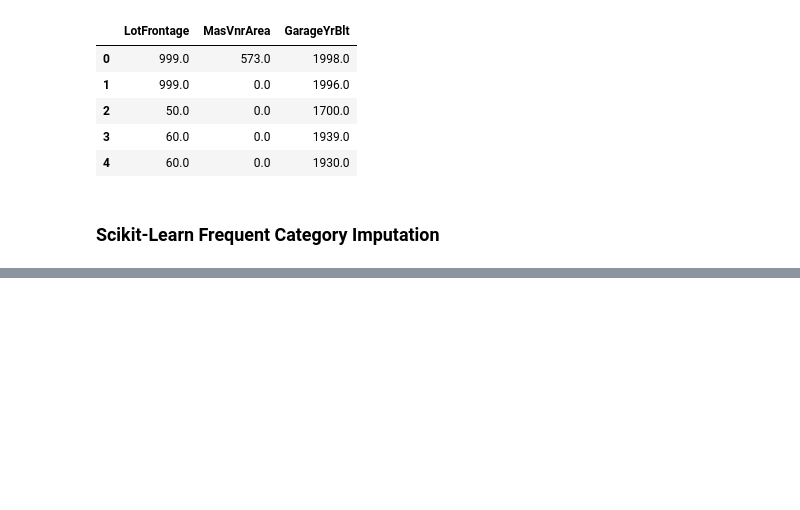
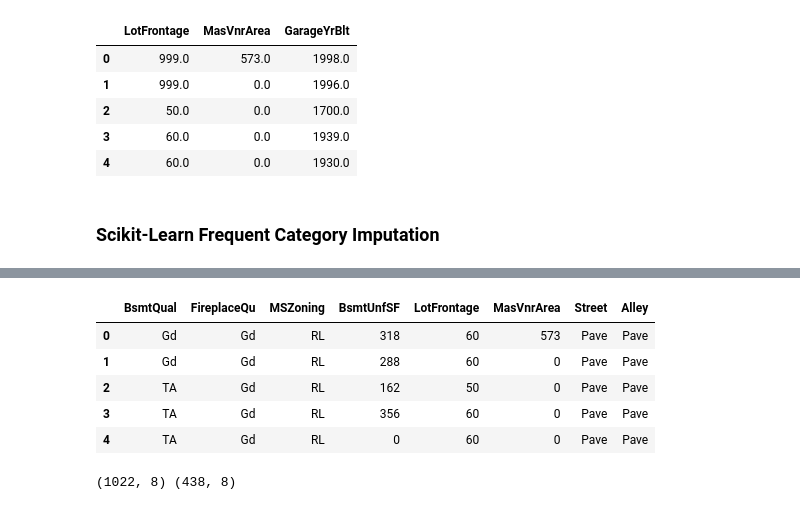
Before and after one commit to KarthikKothareddy/FeatureEngineering, a Jupyter notebook: Imputations_sklearn_1.ipynb, the cells around one changed output, grey strips where cells are left out. Drawn from its saved outputs; the diff is of its cells as text; code cells hidden in the pictures; blank space fills up the shorter version.

```diff
--- a/Imputations_sklearn_1.ipynb
+++ b/Imputations_sklearn_1.ipynb
@@ -560,8 +560,7 @@ pd.DataFrame(
 ### Scikit-Learn Frequent Category Imputation
 # %%
 cols_to_use = [
-    'BsmtQual', 'FireplaceQu', 'MSZoning',
-   'BsmtUnfSF', 'LotFrontage', 'MasVnrArea',
+    'BsmtQual', 'FireplaceQu', 'MSZoning', 'BsmtUnfSF', 'LotFrontage', 'MasVnrArea',
    'Street', 'Alley', 'SalePrice'
 ]
 
@@ -581,0 +594,9 @@ print(x_train.shape, x_test.shape)
+# %%
+# create an instance of the simple imputer
+# we indicate that we want to impute with the
+# most frequent category
+imputer = SimpleImputer(strategy="most_frequent")
+
+# fit the imputer to the train set the imputer will learn the mode of ALL variables
+# categorical or not
+imputer.fit(x_train[cols_to_use])
@@ -581,0 +617,5 @@ print(x_train.shape, x_test.shape)
+# %%
+# now transform the data
+x_train = imputer.transform(x_train)
+x_test = imputer.transform(x_test)
+x_train
@@ -581,0 +630,21 @@ print(x_train.shape, x_test.shape)
+# %%
+pd.DataFrame(x_train, columns=cols_to_use).head()
+# %% [output]
+|  | BsmtQual | FireplaceQu | MSZoning | BsmtUnfSF | LotFrontage | MasVnrArea | Street | Alley |
+| 0 | Gd | Gd | RL | 318 | 60 | 573 | Pave | Pave |
+| 1 | Gd | Gd | RL | 288 | 60 | 0 | Pave | Pave |
+| 2 | TA | Gd | RL | 162 | 50 | 0 | Pave | Pave |
+| 3 | TA | Gd | RL | 356 | 60 | 0 | Pave | Pave |
+| 4 | TA | Gd | RL | 0 | 60 | 0 | Pave | Pave |
+# %%
+### Multiple imputations for different features
+
+x_train, x_test, y_train, y_test = train_test_split(
+    data[cols_to_use], # just the features
+    data['SalePrice'], # the target
+    test_size=0.3, # the percentage of obs in the test set
+    random_state=0 # for reproducibility
+)
+print(x_train.shape, x_test.shape)
+# %% [output]
+(1022, 8) (438, 8)
```
Also changed, not shown: parts of 29 cells of this notebook.
